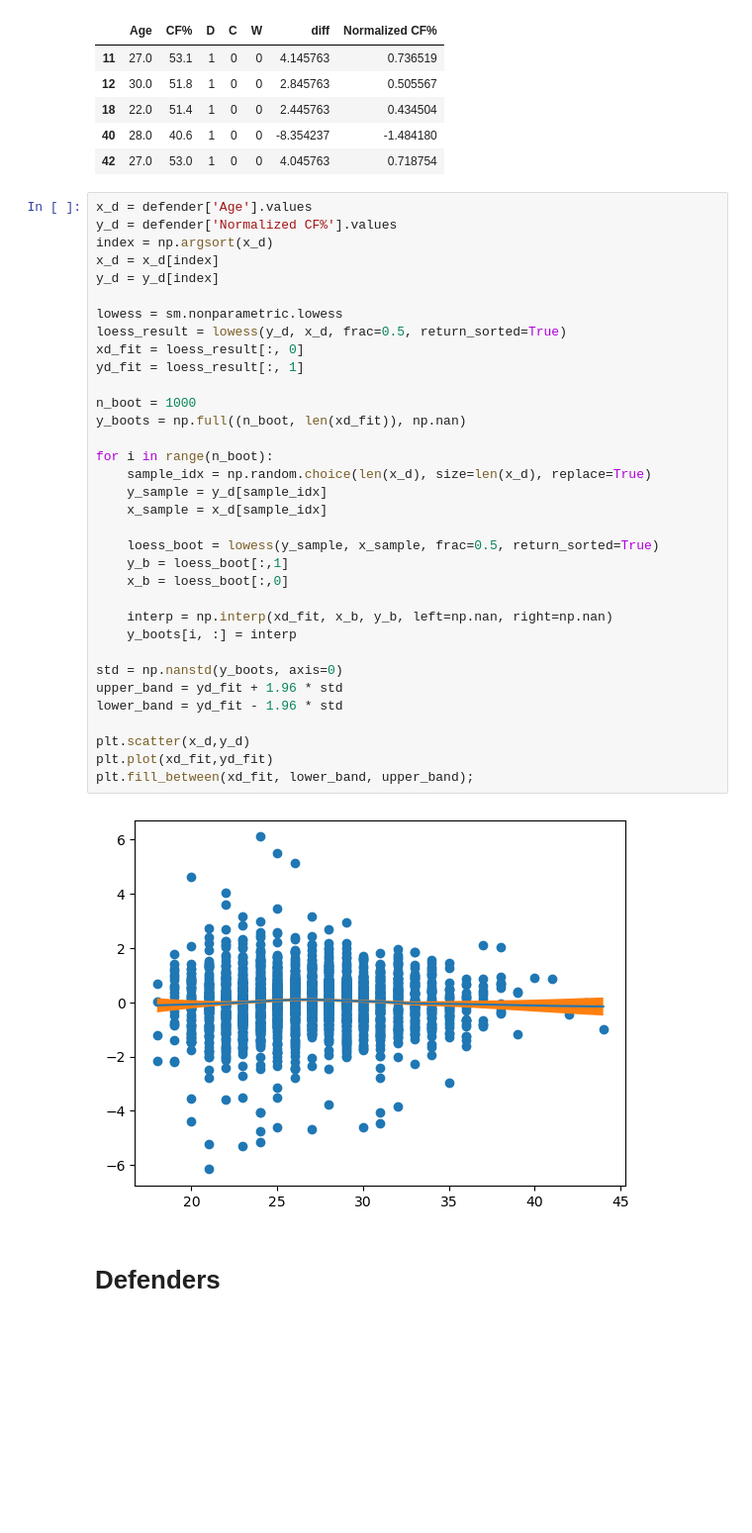
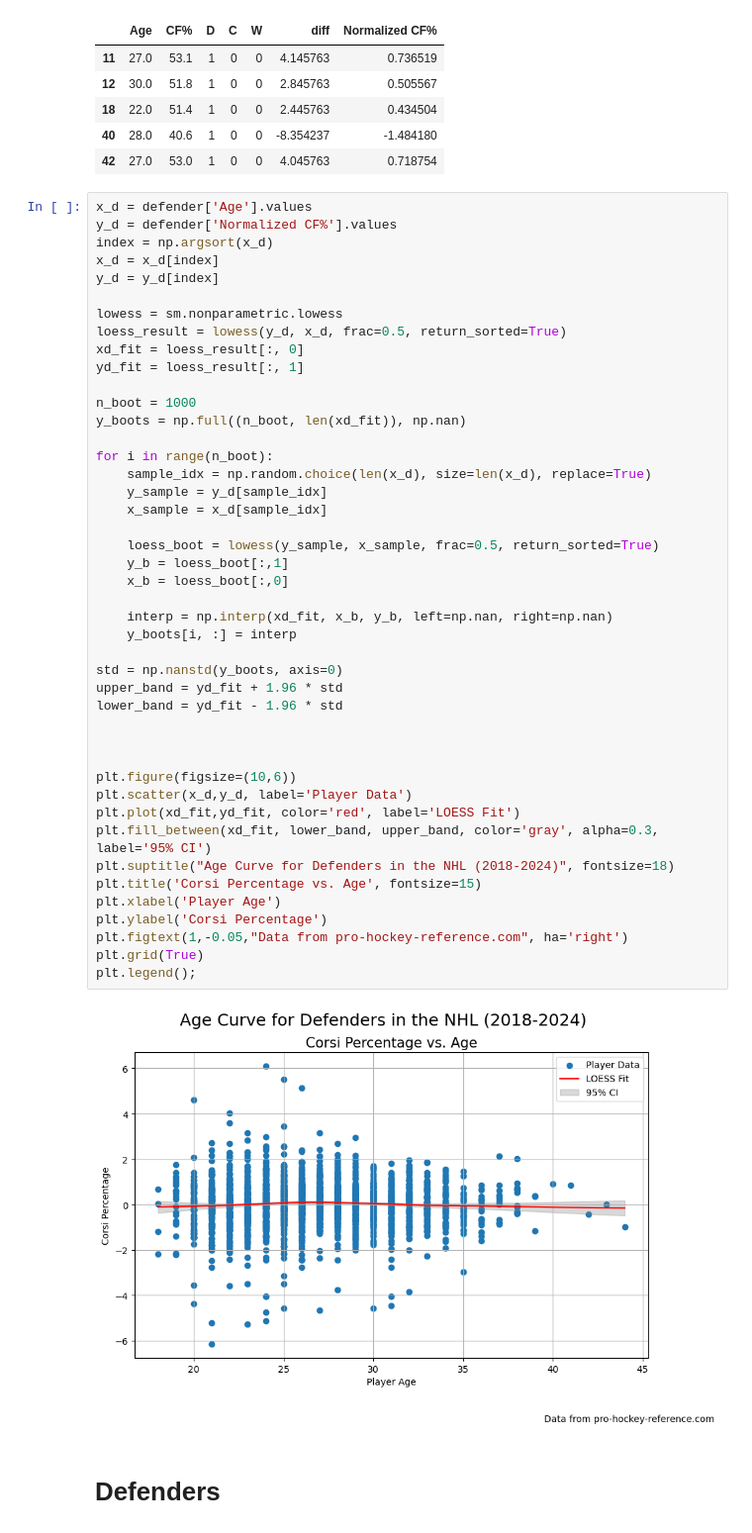
Before and after one commit to cfar506/DSCI235-Project, a Jupyter notebook: 235_Project/Non_goalie_loess.ipynb, the cells around one changed output. Shown at 99% size. Drawn from its saved outputs; the diff is of its cells as text; blank space fills up the shorter version.

```diff
--- a/235_Project/Non_goalie_loess.ipynb
+++ b/235_Project/Non_goalie_loess.ipynb
@@ -136,37 +138,47 @@ x_d = defender['Age'].values
 y_d = defender['Normalized CF%'].values
 index = np.argsort(x_d)
 x_d = x_d[index]
 y_d = y_d[index]
 
 lowess = sm.nonparametric.lowess
 loess_result = lowess(y_d, x_d, frac=0.5, return_sorted=True)
 xd_fit = loess_result[:, 0]
 yd_fit = loess_result[:, 1]
 
 n_boot = 1000
 y_boots = np.full((n_boot, len(xd_fit)), np.nan)
 
 for i in range(n_boot):
     sample_idx = np.random.choice(len(x_d), size=len(x_d), replace=True)
     y_sample = y_d[sample_idx]
     x_sample = x_d[sample_idx]
 
     loess_boot = lowess(y_sample, x_sample, frac=0.5, return_sorted=True)
     y_b = loess_boot[:,1]
     x_b = loess_boot[:,0]
 
     interp = np.interp(xd_fit, x_b, y_b, left=np.nan, right=np.nan)
     y_boots[i, :] = interp
 
 std = np.nanstd(y_boots, axis=0)
 upper_band = yd_fit + 1.96 * std
 lower_band = yd_fit - 1.96 * std
 
-plt.scatter(x_d,y_d)
-plt.plot(xd_fit,yd_fit)
-plt.fill_between(xd_fit, lower_band, upper_band);
+
+
+plt.figure(figsize=(10,6))
+plt.scatter(x_d,y_d, label='Player Data')
+plt.plot(xd_fit,yd_fit, color='red', label='LOESS Fit')
+plt.fill_between(xd_fit, lower_band, upper_band, color='gray', alpha=0.3, label='95% CI')
+plt.suptitle("Age Curve for Defenders in the NHL (2018-2024)", fontsize=18)
+plt.title('Corsi Percentage vs. Age', fontsize=15)
+plt.xlabel('Player Age')
+plt.ylabel('Corsi Percentage')
+plt.figtext(1,-0.05,"Data from pro-hockey-reference.com", ha='right')
+plt.grid(True)
+plt.legend();
 # %% [output]
-[figure, old version]
+[figure, new version]
 # %% [markdown]
 # Defenders
 # %%
```
Also changed, not shown: parts of 7 cells of this notebook.
